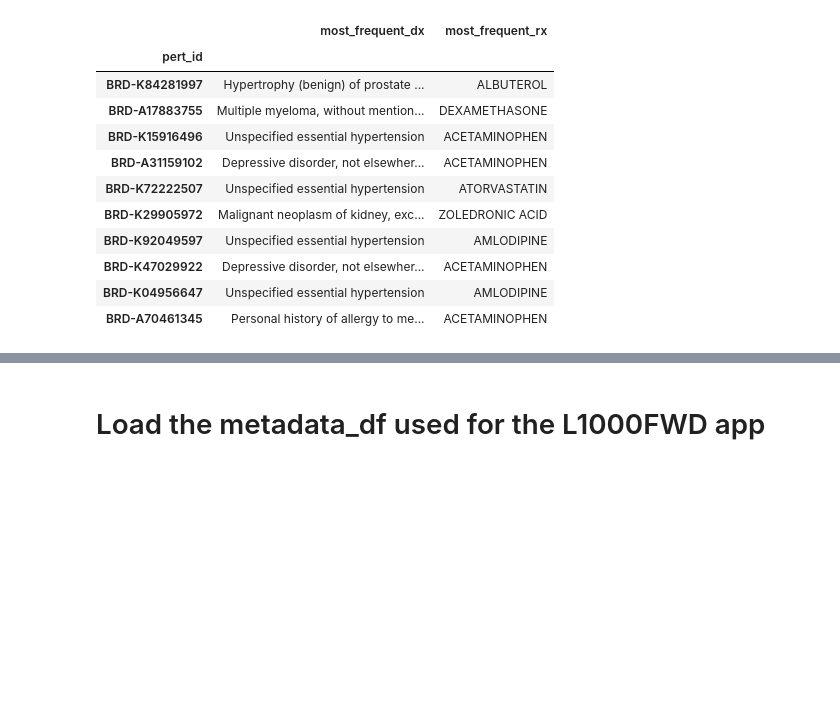
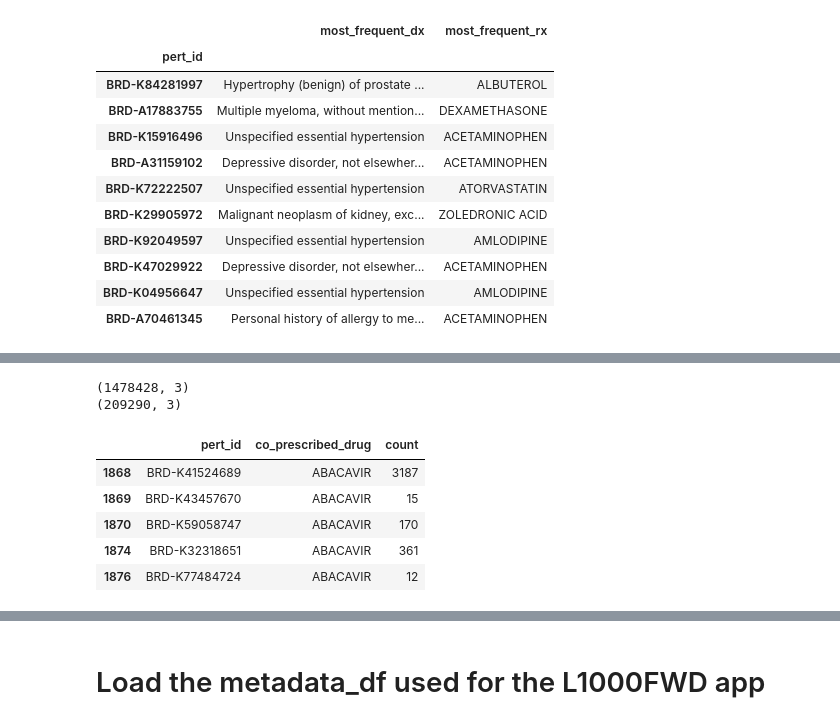
Before and after one commit to MaayanLab/L1000FWD, a Jupyter notebook: notebooks/Organize_data_from_EMR.ipynb, the cells around one changed output, grey strips where cells are left out. Drawn from its saved outputs; the diff is of its cells as text; code cells hidden in the pictures; blank space fills up the shorter version.

```diff
--- a/notebooks/Organize_data_from_EMR.ipynb
+++ b/notebooks/Organize_data_from_EMR.ipynb
@@ -423,0 +509,20 @@ most_frequent_df.to_sql('most_frequent_dx_rx', engine,
+# %%
+rx_rx_counts_df = pd.melt(rx_rx_counts_df.reset_index(),
+                          id_vars=['pert_id'],
+                          value_vars=rx_rx_counts_df.columns.tolist(),
+                          var_name='co_prescribed_drug',
+                          value_name='count',
+                         )
+print rx_rx_counts_df.shape
+rx_rx_counts_df = rx_rx_counts_df.query('count > 10')
+print rx_rx_counts_df.shape
+rx_rx_counts_df.head()
+# %% [output]
+(1478428, 3)
+(209290, 3)
+|  | pert_id | co_prescribed_drug | count |
+| 1868 | BRD-K41524689 | ABACAVIR | 3187 |
+| 1869 | BRD-K43457670 | ABACAVIR | 15 |
+| 1870 | BRD-K59058747 | ABACAVIR | 170 |
+| 1874 | BRD-K32318651 | ABACAVIR | 361 |
+| 1876 | BRD-K77484724 | ABACAVIR | 12 |
```
Also changed, not shown: parts of 13 cells of this notebook.
